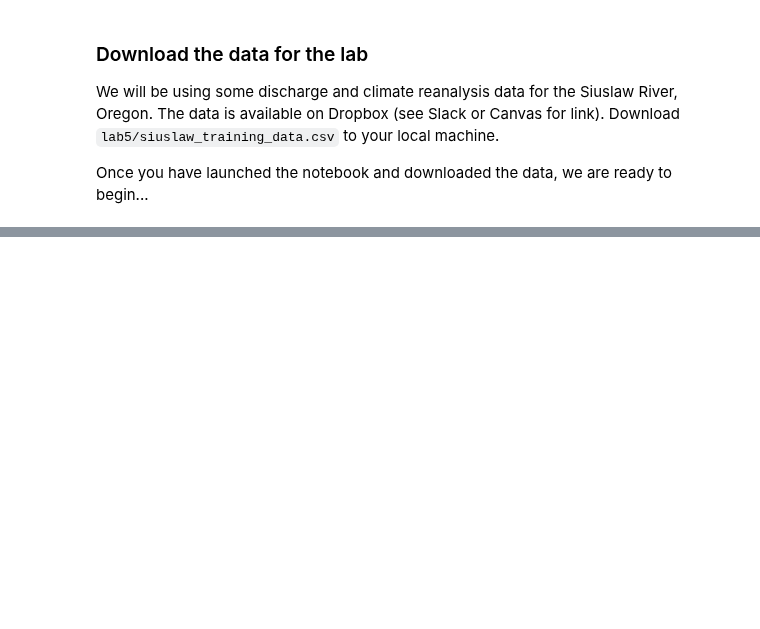
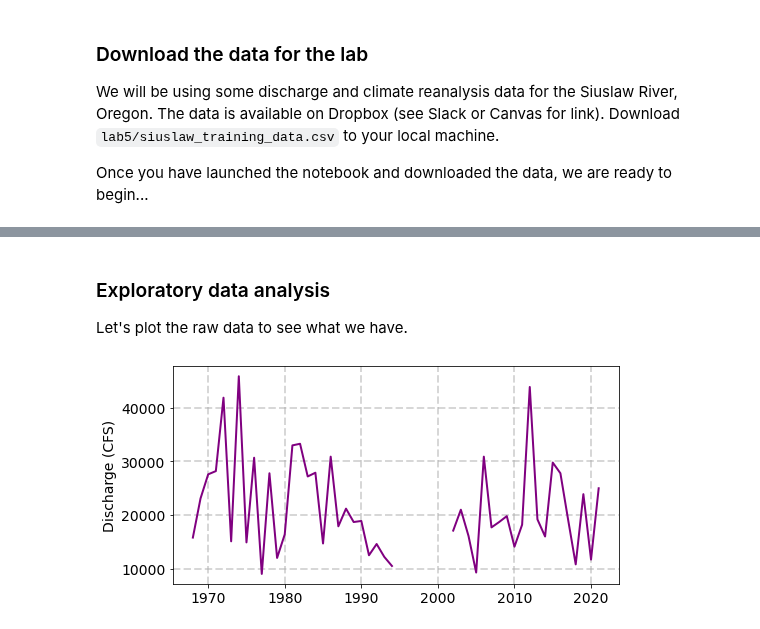
Before and after one commit to JohnnyRyan1/geospatial-data-science, a Jupyter notebook: labs/lab5/05a_machine_learning_examples.ipynb, the cells around one changed output, grey strips where cells are left out. Saved outputs shown, nothing was run; the diff lists cells and outputs as text; code cells hidden in the pictures; blank space fills up the shorter version.

```diff
--- a/labs/lab5/05a_machine_learning_examples.ipynb
+++ b/labs/lab5/05a_machine_learning_examples.ipynb
@@ -50,0 +61,9 @@ import matplotlib
+# %%
+# Define filepath
+filepath = '/Users/jryan4/Dropbox (University of Oregon)/Teaching/geospatial-data-science/data/lab5/'
+
+# Import data
+all_data = pd.read_csv(filepath + 'siuslaw_training_data.csv')
+
+# Print first ten columns
+all_data.tail(10)
@@ -50,0 +93,15 @@ import matplotlib
+# %% [markdown]
+### Exploratory data analysis
+
+Let's plot the raw data to see what we have.
+# %%
+# Plot discharge
+fig, ax = plt.subplots(figsize=(8, 4))
+
+ax.plot(all_data['water_year'], all_data['discharge'], lw=2, color='purple')
+ax.set_ylabel('Discharge (CFS)', fontsize=14)
+ax.grid(ls='dashed', lw=2, alpha=0.5, zorder=1)
+ax.tick_params(axis='x', labelsize=14)
+ax.tick_params(axis='y', labelsize=14)
+# %% [output]
+[figure, added]
```
Also changed, not shown: parts of 26 cells of this notebook, 3 other files.
